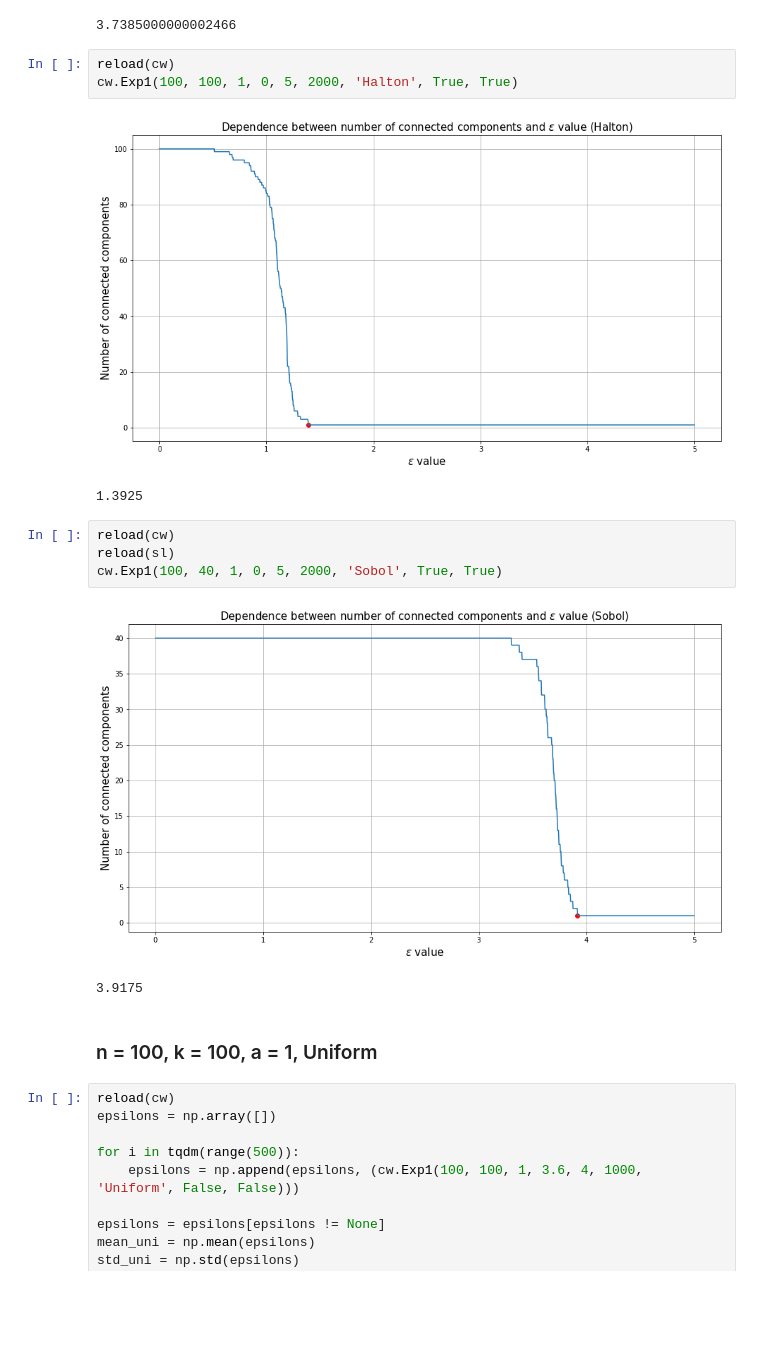
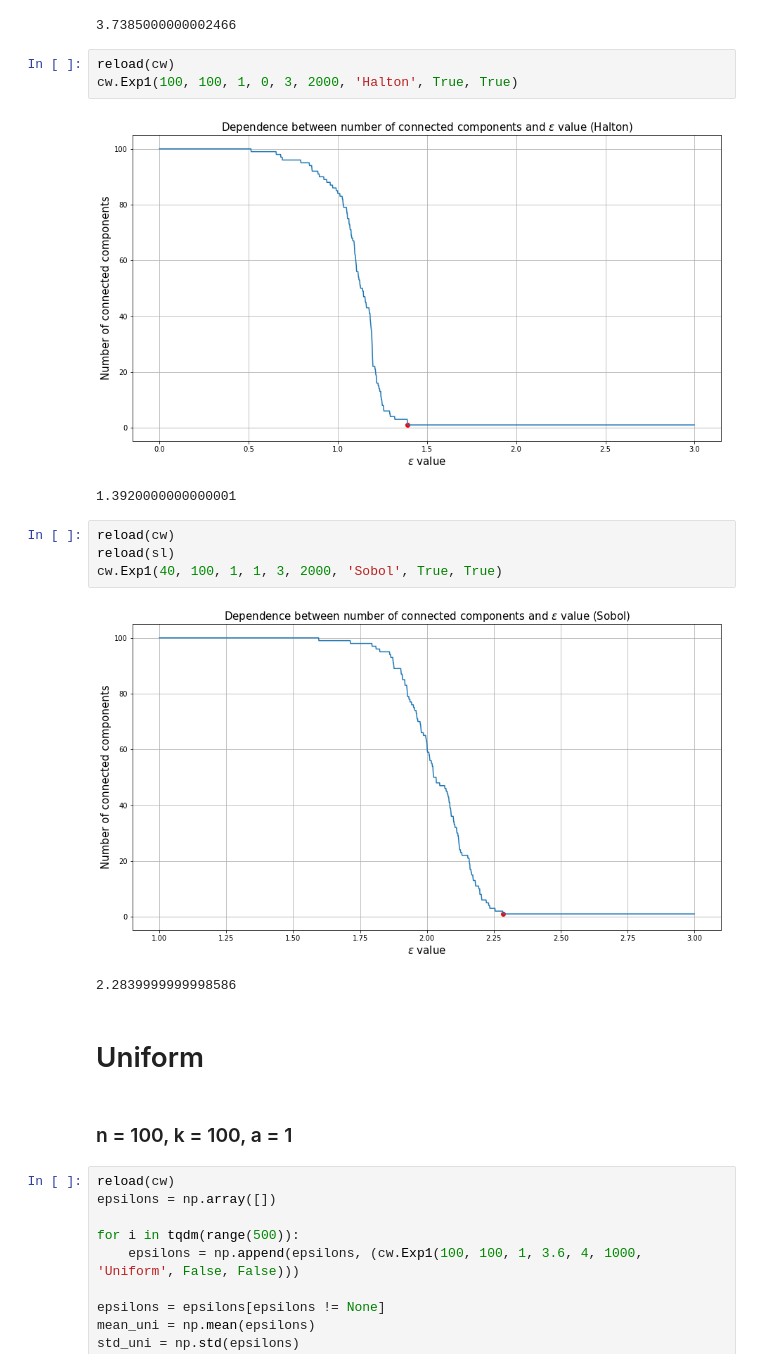
Before and after one commit to apugachev/Coursework-2018, a Jupyter notebook: coursework.ipynb, the cells around one changed output. Drawn from its saved outputs; the diff is of its cells as text; blank space fills up the shorter version.

```diff
--- a/coursework.ipynb
+++ b/coursework.ipynb
@@ -25,19 +25,21 @@ cw.Exp1(100, 100, 1, 3, 4, 2000, 'Uniform', True, True)
 3.7385000000002466
 # %%
 reload(cw)
-cw.Exp1(100, 100, 1, 0, 5, 2000, 'Halton', True, True)
+cw.Exp1(100, 100, 1, 0, 3, 2000, 'Halton', True, True)
 # %% [output]
-[figure, old version]
+[figure, new version]
-1.3925
+1.3920000000000001
 # %%
 reload(cw)
 reload(sl)
-cw.Exp1(100, 40, 1, 0, 5, 2000, 'Sobol', True, True)
+cw.Exp1(40, 100, 1, 1, 3, 2000, 'Sobol', True, True)
 # %% [output]
-[figure, old version]
+[figure, new version]
-3.9175
+2.2839999999998586
+# %% [markdown]
+# Uniform
 # %% [markdown]
-### n = 100, k = 100, a = 1, Uniform
+### n = 100, k = 100, a = 1
 # %%
 reload(cw)
 epsilons = np.array([])
```
Also changed, not shown: parts of 113 cells of this notebook, 1 other file.
